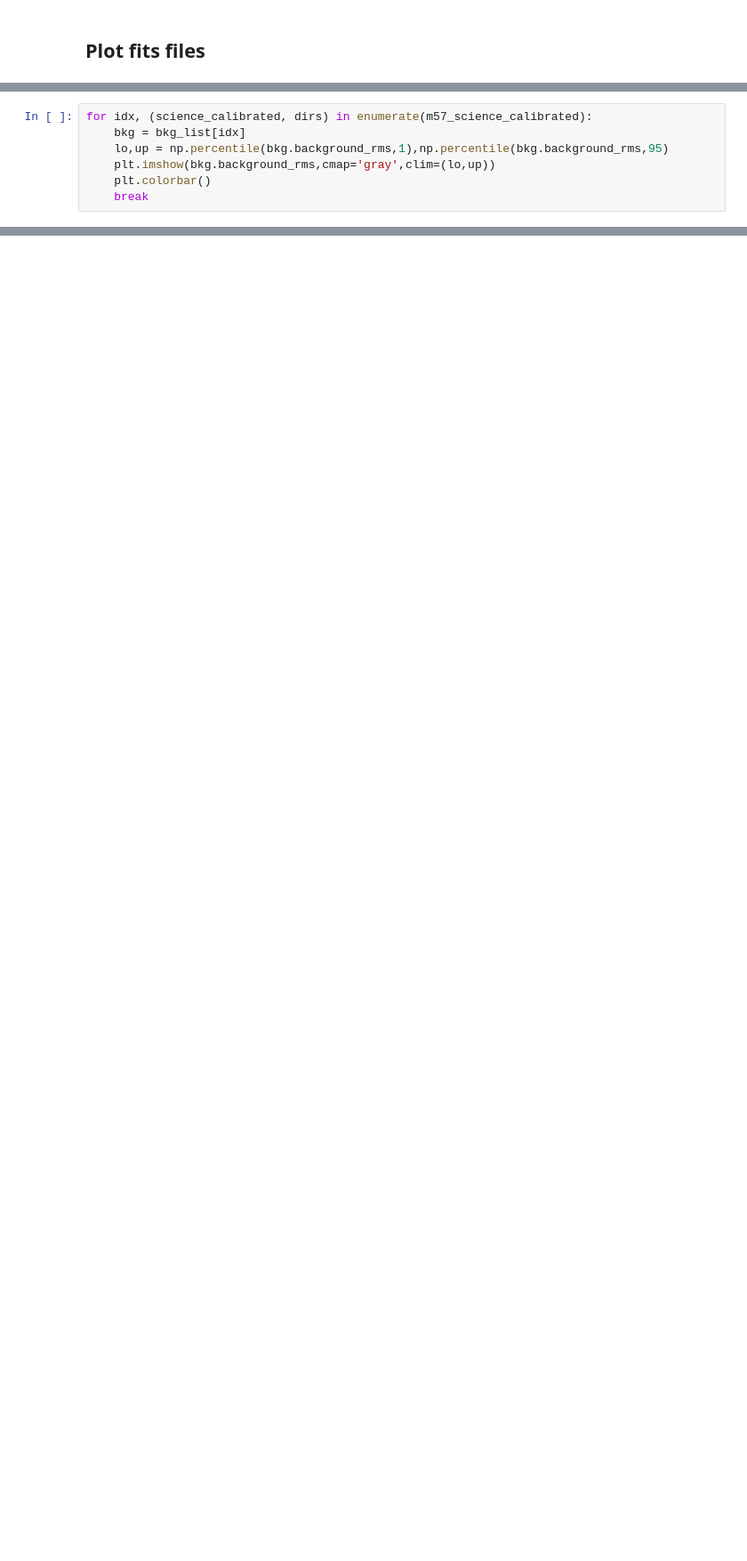
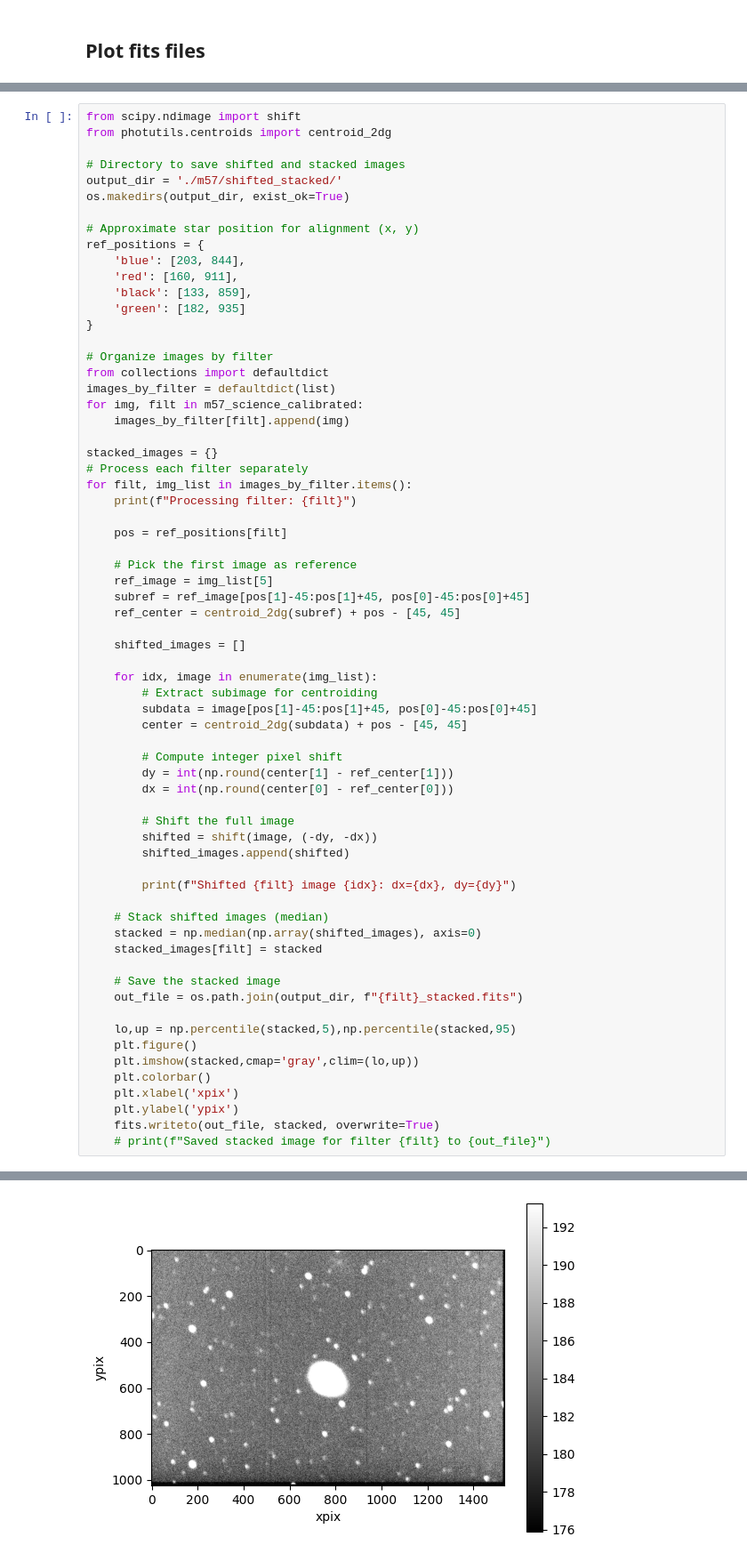
Before and after one commit to wisewizardofthestars/LA, a Jupyter notebook: III-Data_Reduction_and_Background.ipynb, the cells around one changed output, grey strips where cells are left out. Shown at 89% size. Saved outputs shown, nothing was run; the diff lists cells and outputs as text; blank space fills up the shorter version.

```diff
--- a/III-Data_Reduction_and_Background.ipynb
+++ b/III-Data_Reduction_and_Background.ipynb
@@ -129,7 +76,0 @@ for idx, (science_calibrated, dirs) in enumerate(m57_science_calibrated):
-# %%
-for idx, (science_calibrated, dirs) in enumerate(m57_science_calibrated):
-    bkg = bkg_list[idx]
-    lo,up = np.percentile(bkg.background_rms,1),np.percentile(bkg.background_rms,95)
-    plt.imshow(bkg.background_rms,cmap='gray',clim=(lo,up))
-    plt.colorbar()
-    break
@@ -137,0 +77,67 @@ for idx, (science_calibrated, dirs) in enumerate(m57_science_calibrated):
+# %%
+from scipy.ndimage import shift
+from photutils.centroids import centroid_2dg
+
+# Directory to save shifted and stacked images
+output_dir = './m57/shifted_stacked/'
+os.makedirs(output_dir, exist_ok=True)
+
+# Approximate star position for alignment (x, y)
+ref_positions = {
+    'blue': [203, 844],
+    'red': [160, 911],
+    'black': [133, 859],
+    'green': [182, 935]
+}
+
+# Organize images by filter
+from collections import defaultdict
+images_by_filter = defaultdict(list)
+for img, filt in m57_science_calibrated:
+    images_by_filter[filt].append(img)
+
+stacked_images = {}
+# Process each filter separately
+for filt, img_list in images_by_filter.items():
+    print(f"Processing filter: {filt}")
+
+    pos = ref_positions[filt]
+
+    # Pick the first image as reference
+    ref_image = img_list[5]
+    subref = ref_image[pos[1]-45:pos[1]+45, pos[0]-45:pos[0]+45]
+    ref_center = centroid_2dg(subref) + pos - [45, 45]
+
+    shifted_images = []
+
+    for idx, image in enumerate(img_list):
+        # Extract subimage for centroiding
+        subdata = image[pos[1]-45:pos[1]+45, pos[0]-45:pos[0]+45]
+        center = centroid_2dg(subdata) + pos - [45, 45]
+
+        # Compute integer pixel shift
+        dy = int(np.round(center[1] - ref_center[1]))
+        dx = int(np.round(center[0] - ref_center[0]))
+
+        # Shift the full image
+        shifted = shift(image, (-dy, -dx))
+        shifted_images.append(shifted)
+
+        print(f"Shifted {filt} image {idx}: dx={dx}, dy={dy}")
+
+    # Stack shifted images (median)
+    stacked = np.median(np.array(shifted_images), axis=0)
+    stacked_images[filt] = stacked
+
+    # Save the stacked image
+    out_file = os.path.join(output_dir, f"{filt}_stacked.fits")
+
+    lo,up = np.percentile(stacked,5),np.percentile(stacked,95)
+    plt.figure()
+    plt.imshow(stacked,cmap='gray',clim=(lo,up))
+    plt.colorbar()
+    plt.xlabel('xpix')
+    plt.ylabel('ypix')
+    fits.writeto(out_file, stacked, overwrite=True)
+    # print(f"Saved stacked image for filter {filt} to {out_file}")
+# %% [output]
@@ -137,0 +161 @@ for idx, (science_calibrated, dirs) in enumerate(m57_science_calibrated):
+[figure, added]
```
Also changed, not shown: parts of 12 cells of this notebook, 13 other files.
